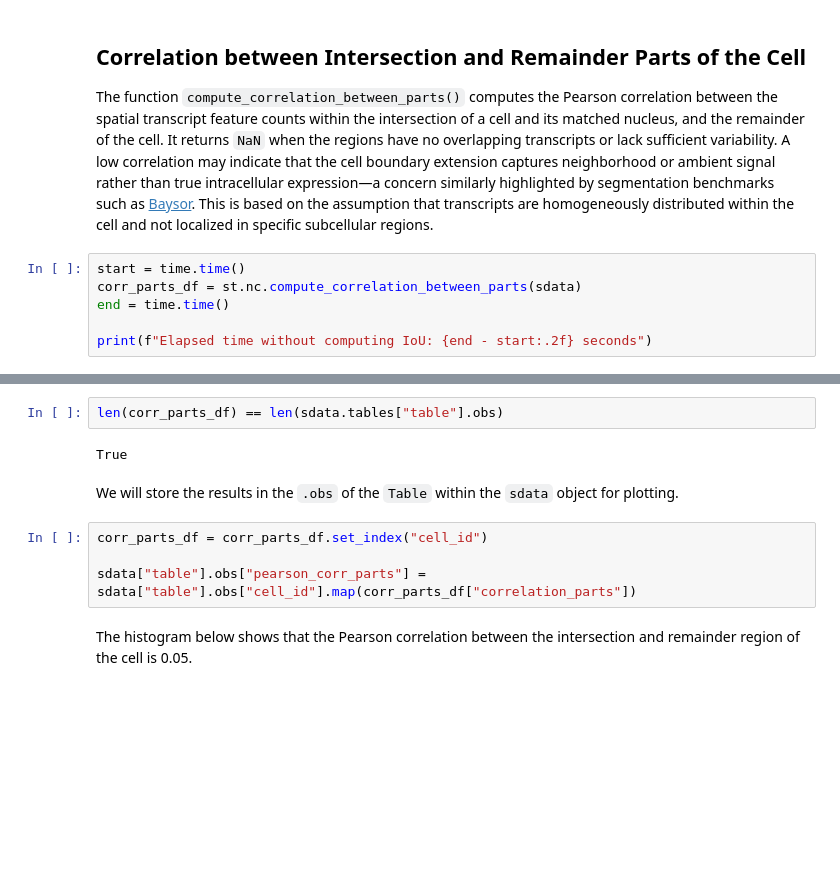
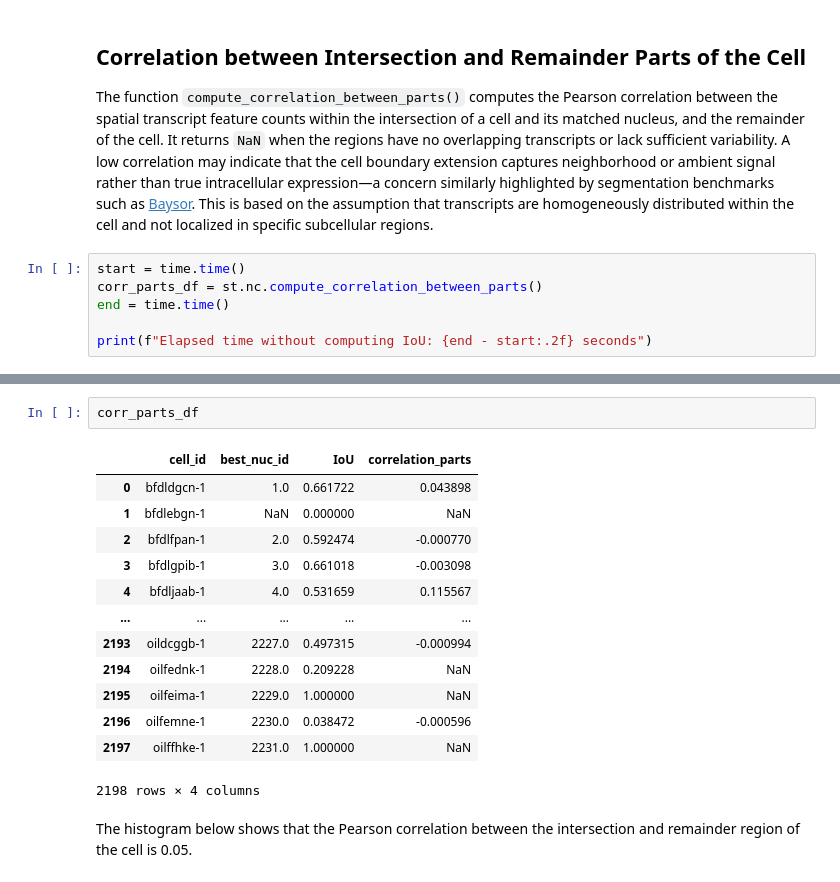
Before and after one commit to LazDaria/SegTraQ, a Jupyter notebook: docs/notebooks/nuclear_correlation.ipynb, the cells around one changed output, grey strips where cells are left out. Saved outputs shown, nothing was run; the diff lists cells and outputs as text; blank space fills up the shorter version.

```diff
--- a/docs/notebooks/nuclear_correlation.ipynb
+++ b/docs/notebooks/nuclear_correlation.ipynb
@@ -323,7 +296,7 @@ INFO     input has more than 103 categories. Uniform 'grey' color will be used f
 The function `compute_correlation_between_parts()` computes the Pearson correlation between the spatial transcript feature counts within the intersection of a cell and its matched nucleus, and the remainder of the cell. It returns `NaN` when the regions have no overlapping transcripts or lack sufficient variability. A low correlation may indicate that the cell boundary extension captures neighborhood or ambient signal rather than true intracellular expression—a concern similarly highlighted by segmentation benchmarks such as [Baysor](https://www.nature.com/articles/s41587-021-01044-w). This is based on the assumption that transcripts are homogeneously distributed within the cell and not localized in specific subcellular regions.
 # %%
 start = time.time()
-corr_parts_df = st.nc.compute_correlation_between_parts(sdata)
+corr_parts_df = st.nc.compute_correlation_between_parts()
 end = time.time()
 
 print(f"Elapsed time without computing IoU: {end - start:.2f} seconds")
@@ -332,13 +305,19 @@ Elapsed time without computing IoU: 17.52 seconds
-# %%
-len(corr_parts_df) == len(sdata.tables["table"].obs)
-# %% [output]
-True
-# %% [markdown]
-We will store the results in the `.obs` of the `Table` within the `sdata` object for plotting.
-# %%
-corr_parts_df = corr_parts_df.set_index("cell_id")
-
-sdata["table"].obs["pearson_corr_parts"] = sdata["table"].obs["cell_id"].map(corr_parts_df["correlation_parts"])
+# %%
+corr_parts_df
+# %% [output]
+|  | cell_id | best_nuc_id | IoU | correlation_parts |
+| 0 | bfdldgcn-1 | 1.0 | 0.661722 | 0.043898 |
+| 1 | bfdlebgn-1 | NaN | 0.000000 | NaN |
+| 2 | bfdlfpan-1 | 2.0 | 0.592474 | -0.000770 |
+| 3 | bfdlgpib-1 | 3.0 | 0.661018 | -0.003098 |
+| 4 | bfdljaab-1 | 4.0 | 0.531659 | 0.115567 |
+| ... | ... | ... | ... | ... |
+| 2193 | oildcggb-1 | 2227.0 | 0.497315 | -0.000994 |
+| 2194 | oilfednk-1 | 2228.0 | 0.209228 | NaN |
+| 2195 | oilfeima-1 | 2229.0 | 1.000000 | NaN |
+| 2196 | oilfemne-1 | 2230.0 | 0.038472 | -0.000596 |
+| 2197 | oilffhke-1 | 2231.0 | 1.000000 | NaN |
+2198 rows × 4 columns
 # %% [markdown]
 The histogram below shows that the Pearson correlation between the intersection and remainder region of the cell is 0.05.
 # %%
```
Also changed, not shown: parts of 21 cells of this notebook, 7 other files.
